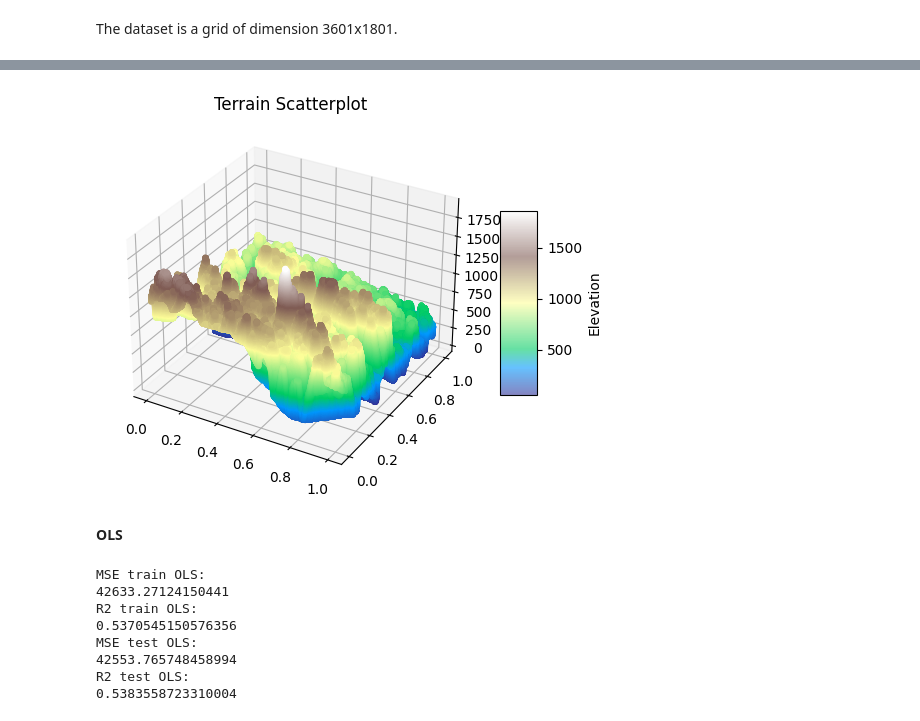
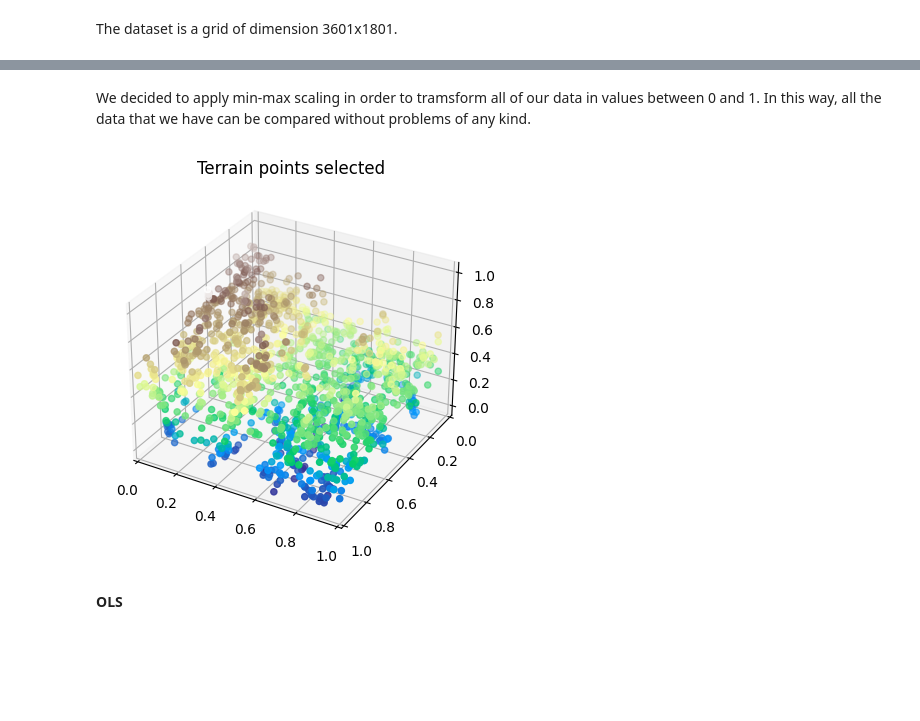
Before and after one commit to alessiasanfelici/FYS-STK4155, a Jupyter notebook: Project bozza/Exercise g.ipynb, the cells around one changed output, grey strips where cells are left out. Saved outputs shown, nothing was run; the diff lists cells and outputs as text; code cells hidden in the pictures; blank space fills up the shorter version.

```diff
--- a/Project bozza/Exercise g.ipynb
+++ b/Project bozza/Exercise g.ipynb
@@ -78,23 +76,32 @@ Array([[1161, 1165, 1169, ...,  931,  922,  922],
-# %%
-# Create a 3D scatter plot for the terrain data
-fig = plt.figure()
-ax = fig.add_subplot(111, projection='3d')
-ax.set_title('Terrain Scatterplot')
-
-# Flatten the arrays for the scatter plot
-x_flat = x.flatten()
-y_flat = y.flatten()
-terrain_flat = terrain1.flatten()
-
-# Create the scatter plot
-sc = ax.scatter(x_flat, y_flat, terrain_flat, c=terrain_flat, cmap="terrain", s=10, alpha=0.6)
-
-# Add a color bar which maps values to colors
-cbar = fig.colorbar(sc, shrink=0.5, aspect=5)
-cbar.set_label('Elevation')
-
-plt.show()
-# %% [output]
-[figure, removed]
+# %% [markdown]
+We decided to apply min-max scaling in order to tramsform all of our data in values between 0 and 1. In this way, all the data that we have can be compared without problems of any kind.
+# %%
+# Select at random 1500 points from the entire set of points (there are too many points and otherwise the models will be very slow)
+num_points = 1500
+points = np.zeros([num_points, 2])
+points = np.column_stack((np.random.randint(0, terrain1.shape[0], size = 1500), np.random.randint(0, terrain1.shape[1], size = 1500)))
+
+# The z vector now contains only the values relative to the 1500 randomly selected point
+z = np.zeros([num_points, 1])
+for i in range(num_points):
+    z[i] = terrain1[int(points[i,0])][int(points[i,1])]
+
+# Scale the data
+z = min_max_scaling(z)
+
+points = np.column_stack((min_max_scaling(points[:,0]), min_max_scaling(points[:,1])))
+# %%
+# Represent the selected points into a 3D scatterplot
+fig = plt.figure()
+ax = fig.add_subplot(111, projection = '3d')
+x, y = np.meshgrid(range(3601), range(1801))
+ax.scatter(points[:,0], points[:,1], z, cmap = "terrain", c = z) # Create a scatterplot with colors according to the height of the point
+plt.title("Terrain points selected")
+ax.set_xlim(0, 1)
+ax.set_ylim(1, 0)
+plt.savefig("Terrain points selected.png")
+plt.show()
+# %% [output]
+[figure, added]
 # %% [markdown]
 **OLS**
@@ -123,26 +107,0 @@ z_test_scaled = z_test - z_scaler
-# %%
-betaOLS = (np.linalg.inv(X_train_scaled.T @ X_train_scaled) @ X_train_scaled.T ) @ z_train_scaled
-interceptOLS = z_scaler - X_train_mean @ betaOLS
-
-# Make the prediction
-ztildeOLS = X_train_scaled @ betaOLS + z_scaler
-zpredictOLS = X_test_scaled @ betaOLS + z_scaler
-
-#MSE and R2
-print("MSE train OLS: ")
-print(MSE(z_train, ztildeOLS))
-print("R2 train OLS: ")
-print(R2(z_train, ztildeOLS))
-print("MSE test OLS: ")
-print(MSE(z_test, zpredictOLS))
-print("R2 test OLS: ")
-print(R2(z_test, zpredictOLS))
-# %% [output]
-MSE train OLS:
-42633.27124150441
-R2 train OLS:
-0.5370545150576356
-MSE test OLS:
-42553.765748458994
-R2 test OLS:
-0.5383558723310004
```
Also changed, not shown: parts of 13 cells of this notebook, 4 other files.
